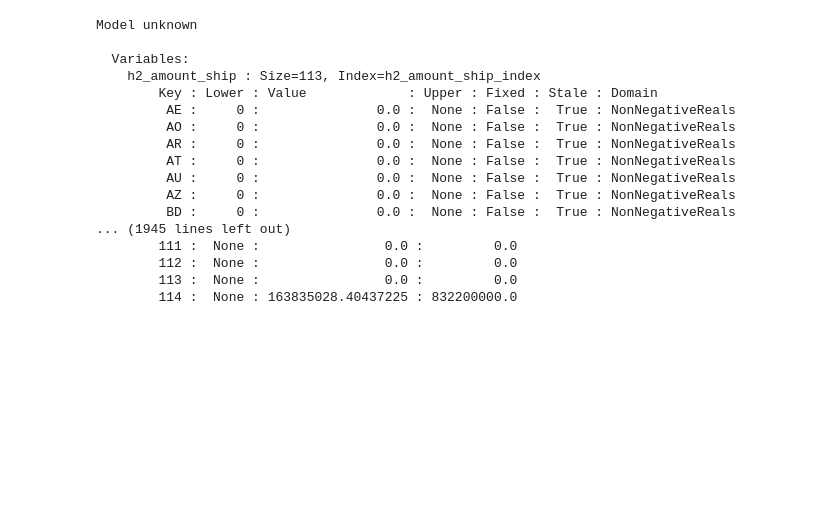
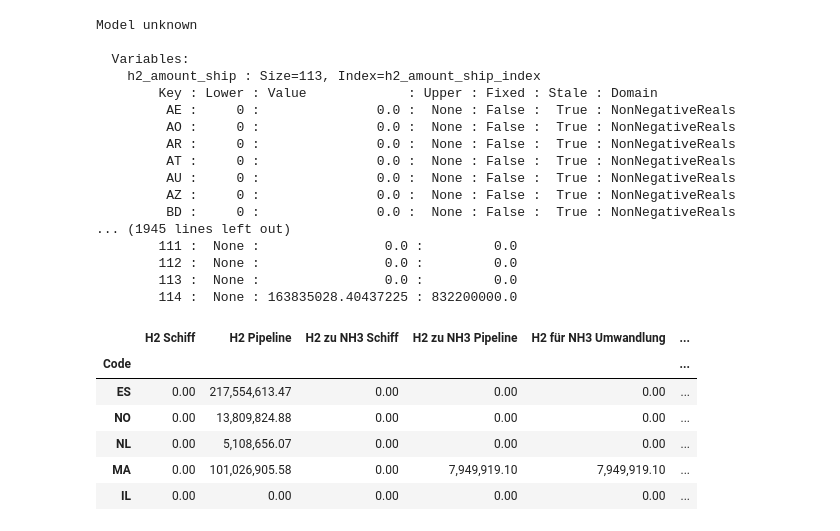
Before and after one commit to FaKurz/hydro_opt, a Jupyter notebook: alternative_szenarios.ipynb, the cells around one changed output. Drawn from its saved outputs; the diff is of its cells as text; code cells hidden in the pictures; blank space fills up the shorter version.

```diff
--- a/alternative_szenarios.ipynb
+++ b/alternative_szenarios.ipynb
@@ -145,0 +150,10 @@ Model unknown
+# %%
+high_demand.results_df.loc[["ES","NO","NL", "MA", "IL"]]
+# %% [output]
+|  | H2 Schiff | H2 Pipeline | H2 zu NH3 Schiff | H2 zu NH3 Pipeline | H2 für NH3 Umwandlung | ... |
+| Code |  |  |  |  |  | ... |
+| ES | 0.00 | 217,554,613.47 | 0.00 | 0.00 | 0.00 | ... |
+| NO | 0.00 | 13,809,824.88 | 0.00 | 0.00 | 0.00 | ... |
+| NL | 0.00 | 5,108,656.07 | 0.00 | 0.00 | 0.00 | ... |
+| MA | 0.00 | 101,026,905.58 | 0.00 | 7,949,919.10 | 7,949,919.10 | ... |
+| IL | 0.00 | 0.00 | 0.00 | 0.00 | 0.00 | ... |
```
Also changed, not shown: parts of 5 cells of this notebook, 2 other files.
